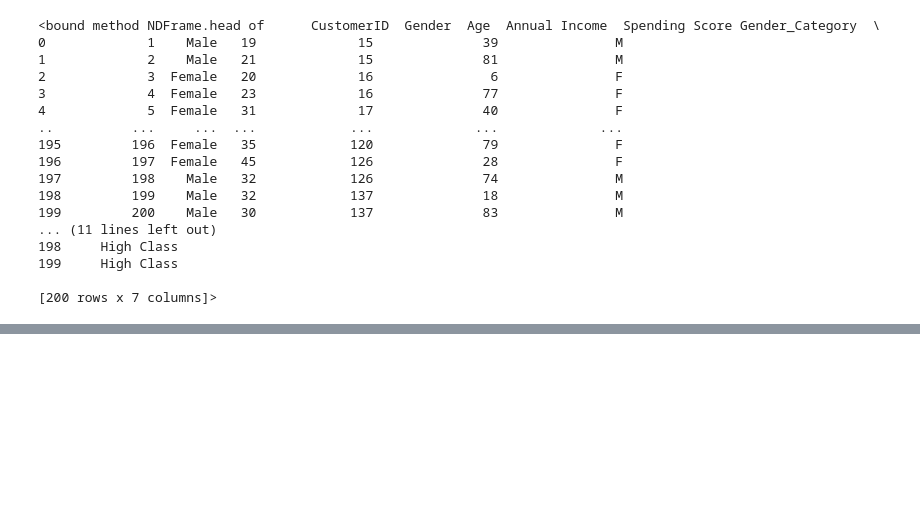
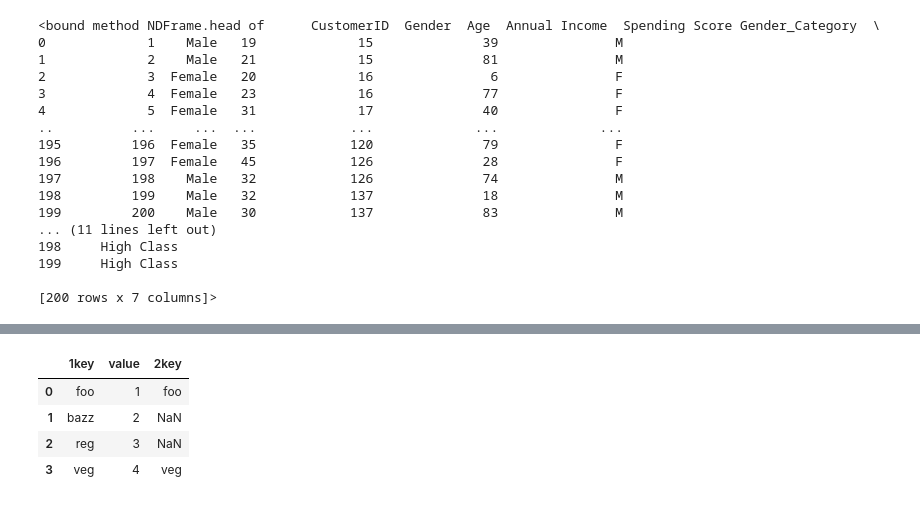
Before and after one commit to Dashrath7489/python, a Jupyter notebook: Pandas/pandas.ipynb, the cells around one changed output, grey strips where cells are left out. Cells and saved outputs as stored; diff of their text form; code cells hidden in the pictures; blank space fills up the shorter version.

```diff
--- a/Pandas/pandas.ipynb
+++ b/Pandas/pandas.ipynb
@@ -623,0 +674,8 @@ mall.head
+# %%
+df1.merge(df2,on = "value",how = "left")
+# %% [output]
+|  | 1key | value | 2key |
+| 0 | foo | 1 | foo |
+| 1 | bazz | 2 | NaN |
+| 2 | reg | 3 | NaN |
+| 3 | veg | 4 | veg |
```
Also changed, not shown: parts of 12 cells of this notebook.
